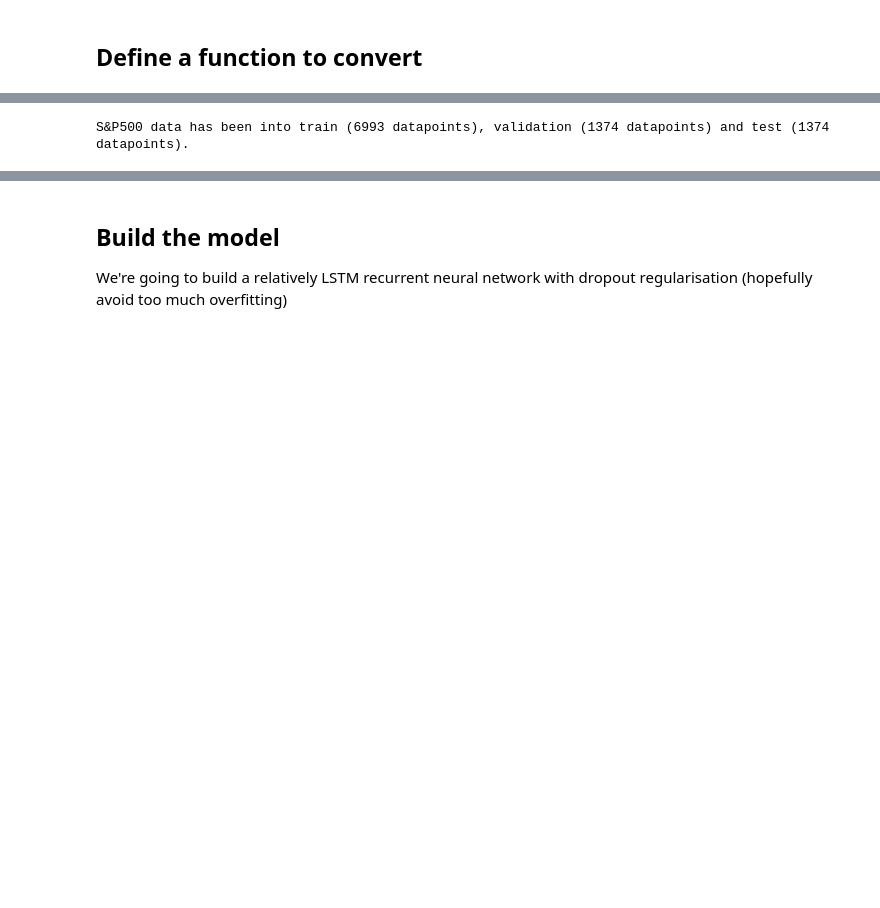
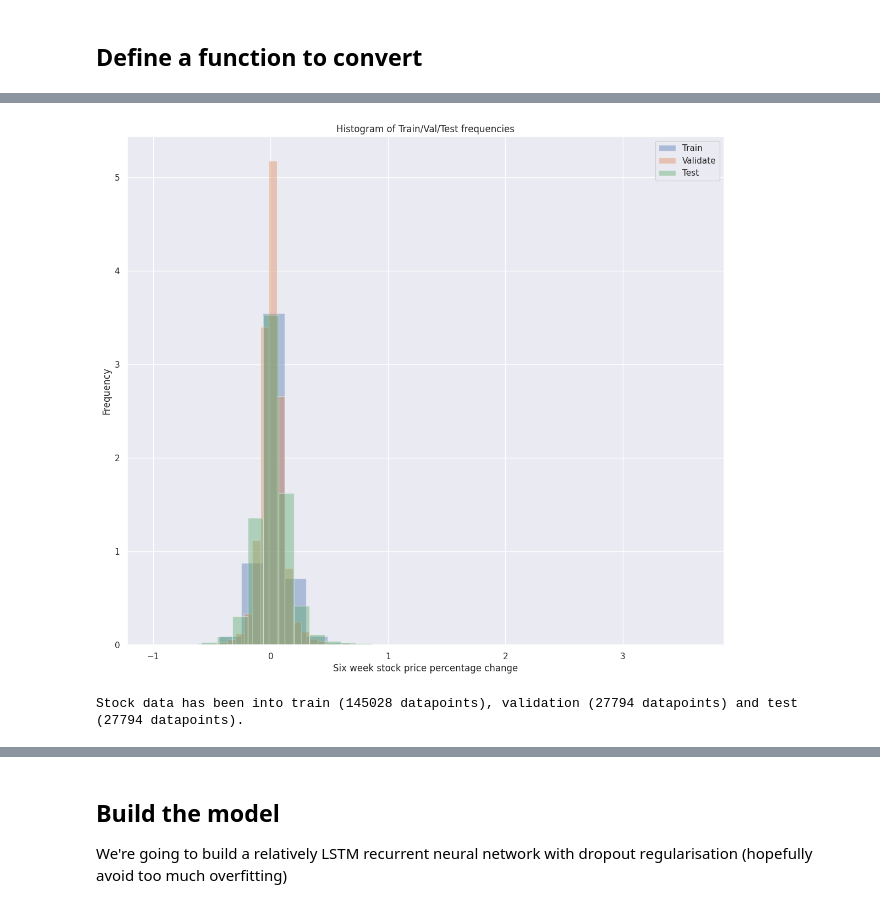
Before and after one commit to hpink97/ML_notebooks, a Jupyter notebook: 04_LSTM_stock_forecasting.ipynb, the cells around one changed output, grey strips where cells are left out. Saved outputs shown, nothing was run; the diff lists cells and outputs as text; code cells hidden in the pictures; blank space fills up the shorter version.

```diff
--- a/04_LSTM_stock_forecasting.ipynb
+++ b/04_LSTM_stock_forecasting.ipynb
@@ -160,7 +214,10 @@ def to_sequences(dataset, n_past, n_future):
 # %%
-n_past = 26*5 ##approx 6 months of previous data to train on
-n_future = 30 ## predict 6 weeks into the future
+n_past = 6*4*5 ##approx 6 months of previous data to train on
+n_future = 6*5 ## predict 6 weeks into the future
 
-trainX, trainY = to_sequences(train, n_past,n_future)
-validX, validY = to_sequences(validation, n_past,n_future)
-testX, testY = to_sequences(test, n_past,n_future)
+trainX, trainY_unscaled = create_sequences(train, n_past,n_future)
+del train
+validX, validY_unscaled = create_sequences(eval, n_past,n_future)
+del eval
+testX, testY_unscaled = create_sequences(test, n_past,n_future, print_message=True)
+del test
@@ -166,0 +242,17 @@ testX, testY = to_sequences(test, n_past,n_future)
+# %%
+plt.hist(trainY_unscaled, bins=25, alpha=0.4, label='Train', density=True)
+plt.hist(validY_unscaled, bins=25, alpha=0.4, label='Validate', density=True)
+plt.hist(testY_unscaled, bins=25, alpha=0.4, label='Test', density=True)
+
+# Add labels and title
+plt.xlabel('Six week stock price percentage change')
+plt.ylabel('Frequency')
+plt.title('Histogram of Train/Val/Test frequencies')
+
+# Add legend
+plt.legend()
+
+# Show the plot
+plt.show()
+# %% [output]
+[figure, added]
@@ -170,9 +268,9 @@ trainX = np.reshape(trainX, (trainX.shape[0], 1, n_past))
 validX = np.reshape(validX, (validX.shape[0], 1, n_past))
 testX = np.reshape(testX, (testX.shape[0], 1, n_past))
 
-print(f"S&P500 data has been into train ({len(trainX)} datapoints), validation ({len(validX)} datapoints) and test ({len(testX)} datapoints). ")
+print(f"Stock data has been into train ({len(trainX)} datapoints), validation ({len(validX)} datapoints) and test ({len(testX)} datapoints). ")
 # %% [output]
-S&P500 data has been into train (6993 datapoints), validation (1374 datapoints) and test (1374 datapoints).
+Stock data has been into train (145028 datapoints), validation (27794 datapoints) and test (27794 datapoints).
 # %%
 trainX.shape
 # %% [output]
```
Also changed, not shown: parts of 40 cells of this notebook.
